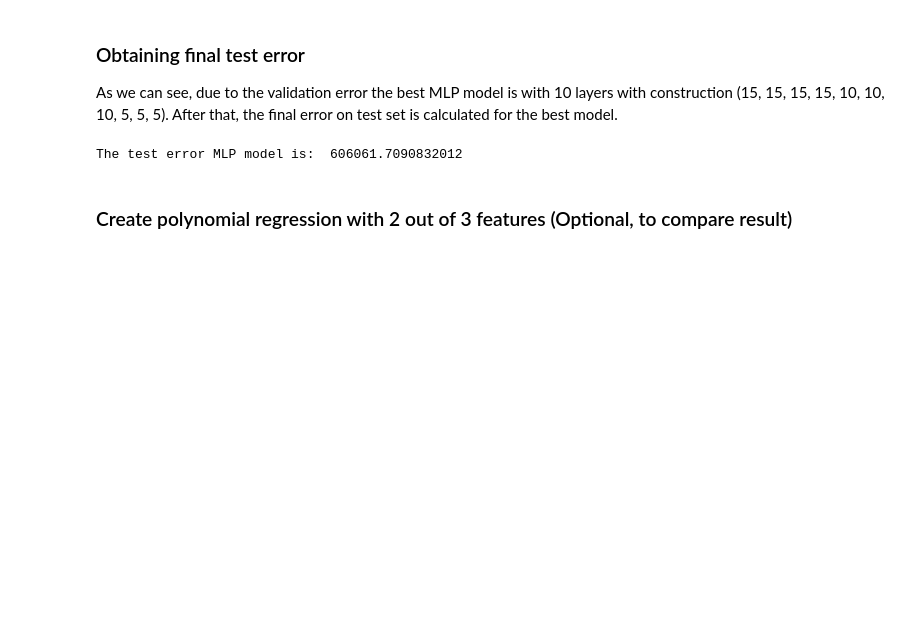
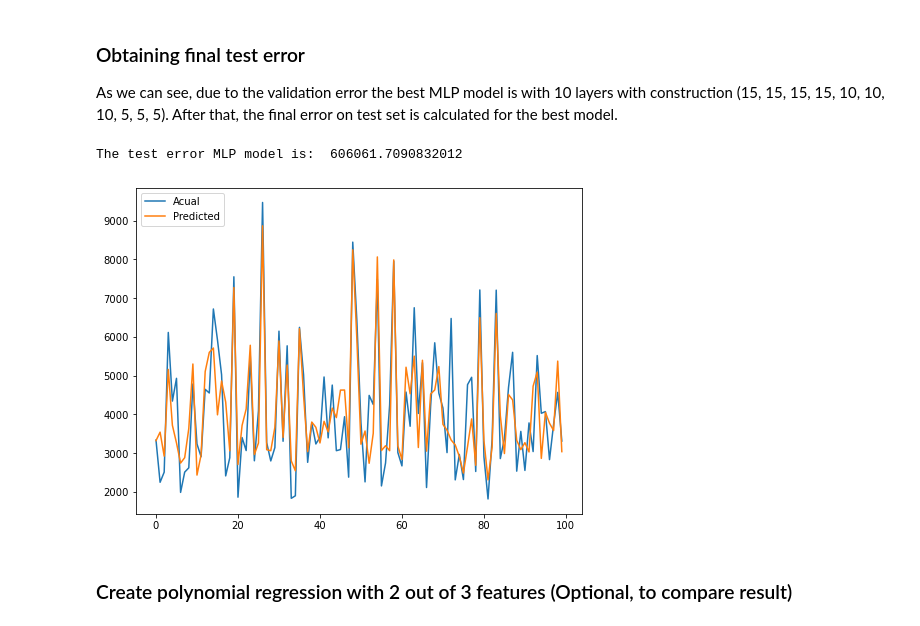
Before and after one commit to tamdnguyen/House-Price-Prediction, a Jupyter notebook: Machine Learning Models/Polynomial Regression + Multi-layer Perceptron.ipynb, the cells around one changed output. Drawn from its saved outputs; the diff is of its cells as text; code cells hidden in the pictures; blank space fills up the shorter version.

```diff
--- a/Machine Learning Models/Polynomial Regression + Multi-layer Perceptron.ipynb
+++ b/Machine Learning Models/Polynomial Regression + Multi-layer Perceptron.ipynb
@@ -443,6 +443,23 @@ test_error = mean_squared_error(y_test, y_pred_test)    # calculate the training
 print("The test error MLP model is: ", test_error)
 # %% [output]
 The test error MLP model is:  606061.7090832012
+# %%
+# df_result = pd.DataFrame({'Actual': y_test, 'Predicted':y_pred_test})
+
+# df_result.iloc[300:360].plot(kind='bar',figsize=(10,6))
+
+plt.figure(figsize=(8, 6))
+
+plt.plot(y_test[:100], label = 'Acual')
+plt.plot(y_pred_test[:100],label = 'Predicted')
+plt.legend(loc = 'upper left')
+
+# plt.xlabel('A')
+# plt.ylabel('Loss')
+# plt.title('Train vs validation loss')
+plt.show()
+# %% [output]
+[figure, added]
 # %% [markdown]
 ### Create polynomial regression with 2 out of 3 features (Optional, to compare result)
 # %%
```
Also changed, not shown: 4 other files.
